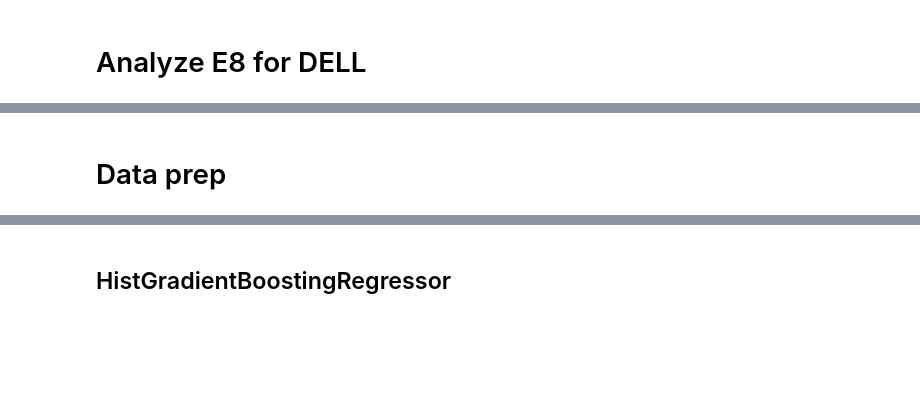
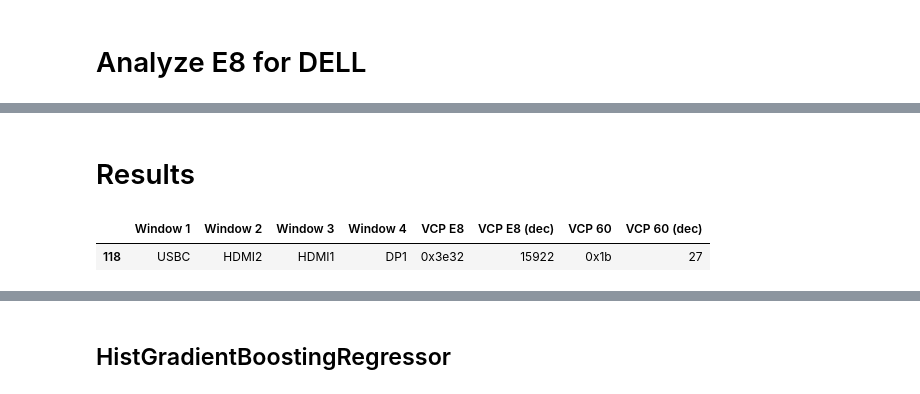
Before and after one commit to ekamil/dell-ddc-documentation, a Jupyter notebook: analyse_inputs.ipynb, the cells around one changed output, grey strips where cells are left out. Cells and saved outputs as stored; diff of their text form; code cells hidden in the pictures; blank space fills up the shorter version.

```diff
--- a/analyse_inputs.ipynb
+++ b/analyse_inputs.ipynb
@@ -137,2 +32,2 @@ filtered_df
 # %% [markdown]
-# Data prep
+# Results
@@ -138,0 +101,31 @@ filtered_df
+# %%
+import pandas as pd
+from itertools import product
+
+
+windows = set(product([s.name for s in Input], repeat=4))
+windows = list(filter(lambda ws: len(set(ws)) == len(ws), windows))
+
+
+df = pd.DataFrame(windows, columns=["Window 1", "Window 2", "Window 3", "Window 4"])
+df["VCP E8"] = df.apply(
+    lambda row: hex(model_pbp_order_by_names(*row.values[1:4])), axis=1
+)
+df["VCP E8 (dec)"] = df.apply(lambda row: int(row["VCP E8"], base=16), axis=1)
+df["VCP 60"] = df.apply(lambda row: hex(Input[row["Window 1"]]), axis=1)
+df["VCP 60 (dec)"] = df.apply(lambda row: int(row["VCP 60"], base=16), axis=1)
+df.sort_values(
+    ["Window 1", "Window 2", "Window 3", "Window 4"], inplace=True, ignore_index=True
+)
+df
+
+filtered_df = df[
+    (df["Window 1"] == "USBC")
+    & (df["Window 2"] == "HDMI2")
+    & (df["Window 3"] == "HDMI1")
+    & (df["Window 4"] == "DP1")
+]
+filtered_df
+# %% [output]
+|  | Window 1 | Window 2 | Window 3 | Window 4 | VCP E8 | VCP E8 (dec) | VCP 60 | VCP 60 (dec) |
+| 118 | USBC | HDMI2 | HDMI1 | DP1 | 0x3e32 | 15922 | 0x1b | 27 |
```
Also changed, not shown: parts of 28 cells of this notebook.
